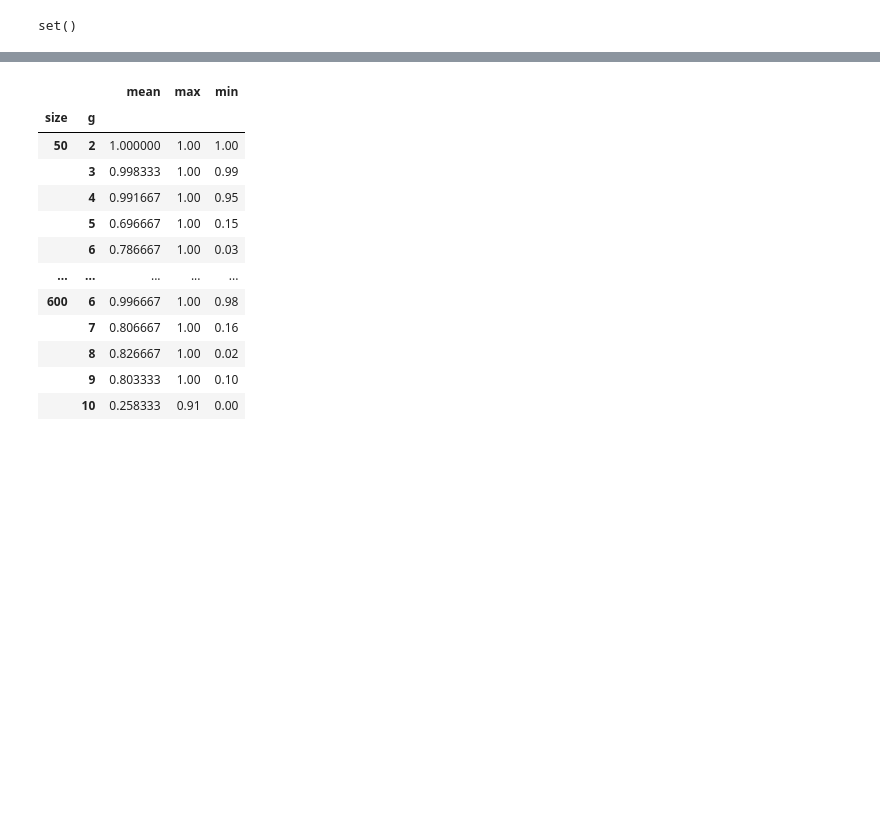
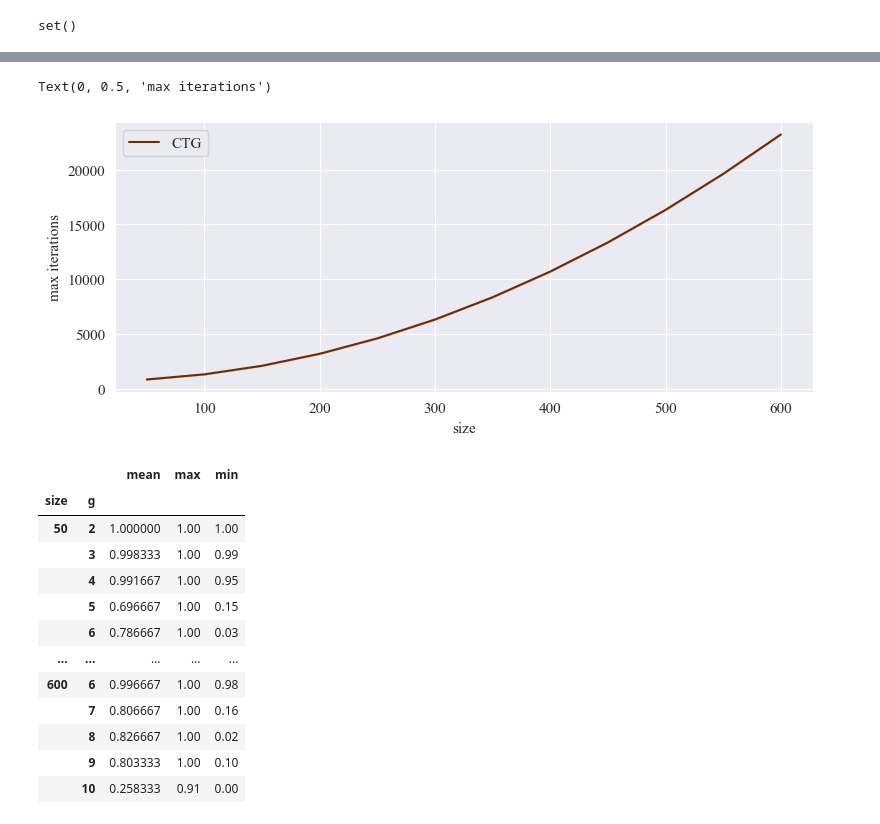
Before and after one commit to SoerenWilkening/QTG_0-1Knapsack, a Jupyter notebook: evaluation/08_ctg_qtg_analysis.ipynb, the cells around one changed output, grey strips where cells are left out. Cells and saved outputs as stored; diff of their text form; code cells hidden in the pictures; blank space fills up the shorter version.

```diff
--- a/evaluation/08_ctg_qtg_analysis.ipynb
+++ b/evaluation/08_ctg_qtg_analysis.ipynb
@@ -152,3 +154,11 @@ Capacity=10000000000, g=[ 5  6  7  2  3  9  8  4 10], max_iter=700 + n^2 / 16
+# %%
+fig, ax = plt.subplots(figsize=(9, 3.5))
+
+sns.lineplot(ctg_results, x='size', y='max_iter_num', ax=ax, label="CTG")
+ax.set_ylabel("max iterations")
+# %% [output]
+Text(0, 0.5, 'max iterations')
+[figure, added]
 # %%
 ctg_results.groupby(['size', 'g']).describe()['success_probability'][['mean', 'max', 'min']]
 # %% [output]
```
Also changed, not shown: parts of 3 cells of this notebook.
